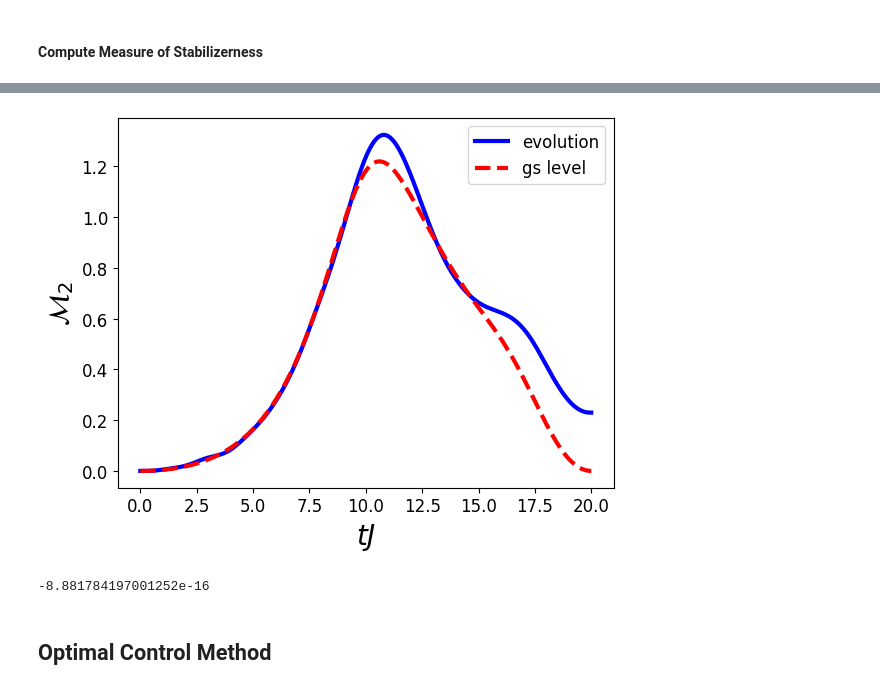
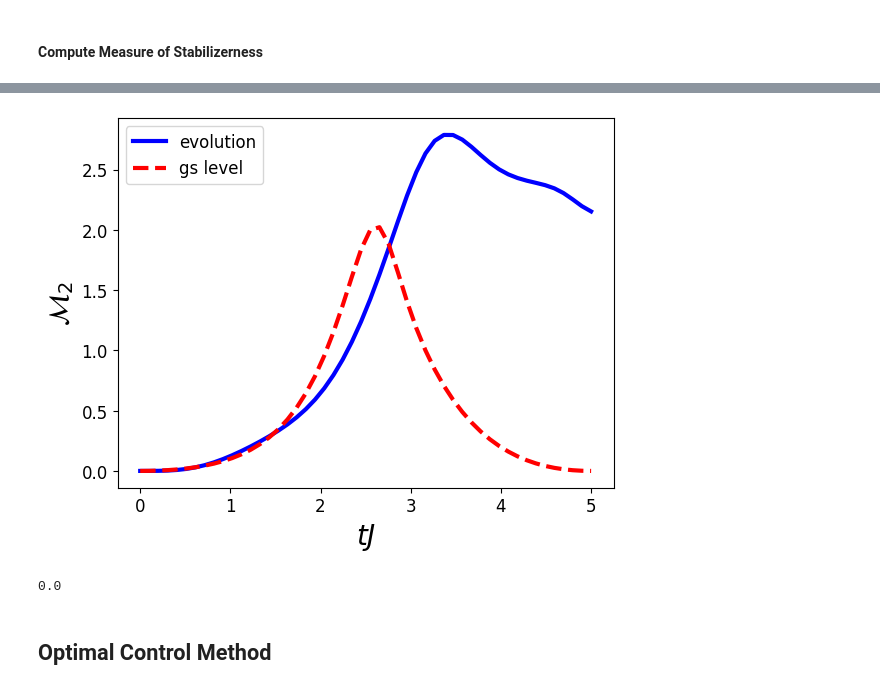
Before and after one commit to emacosta95/Magic4Annealing, a Jupyter notebook: ExploringMaxCut.ipynb, the cells around one changed output, grey strips where cells are left out. Drawn from its saved outputs; the diff is of its cells as text; code cells hidden in the pictures.

```diff
--- a/ExploringMaxCut.ipynb
+++ b/ExploringMaxCut.ipynb
@@ -16,14 +20,14 @@ from src.utils import Sector
 #### Hyperapameters
 # %%
 #### create istances on networkx
-nqubits = 6
+nqubits = 8
 
-basis=computational_basis(nqubits)
+basis = computational_basis(nqubits)
 graph_instance = nx.random_regular_graph(d=3, n=nqubits)
 
 # Assign random weights in [0,1]
 for u, v in graph_instance.edges():
-    graph_instance[u][v]['weight'] = np.random.uniform(0, 1)
+    graph_instance[u][v]["weight"] = np.random.uniform(0, 1)
 
 jij = nx.to_numpy_array(graph_instance)  # unweighted adjacency matrix
 
@@ -77,11 +94,11 @@ print(spectrum_target_hamiltonian_s[0],spectrum_target_hamiltonian_s[1],eigensta
 #### Time evolution
 # %%
 # ── time evolution parameters ─────────────────────────────────────────────────
-nlevels    = 10
-tau        = 20
+nlevels = 10
+tau = 5
 time_steps = int(10 * tau)
-time       = np.linspace(0, tau, time_steps)
-delta_t    = time[1] - time[0]
+time = np.linspace(0, tau, time_steps)
+delta_t = time[1] - time[0]
 # %%
 from scipy.sparse.linalg import eigsh, expm_multiply
 
@@ -170,23 +194,26 @@ Building Pauli tables for n=6 (4096 Paulis)...
 Done.
 # %%
-plt.plot(time,magic,label='evolution',color='blue',linestyle='-',linewidth=3)
-plt.plot(time,magic_gs_level,label='gs level',color='red',linestyle='--',linewidth=3)
-plt.xlabel(r'$t J$',fontsize=20)
-plt.ylabel(r'$\mathcal{M}_2$',fontsize=20)
+plt.plot(time, magic, label="evolution", color="blue", linestyle="-", linewidth=3)
+plt.plot(
+    time, magic_gs_level, label="gs level", color="red", linestyle="--", linewidth=3
+)
+plt.xlabel(r"$t J$", fontsize=20)
+plt.ylabel(r"$\mathcal{M}_2$", fontsize=20)
 plt.legend(fontsize=12)
-plt.tick_params(axis='both', which='major', labelsize=12)
+plt.tick_params(axis="both", which="major", labelsize=12)
 plt.show()
 # %% [output]
-[figure, old version]
+[figure, new version]
 # %%
-
 from curses.ascii import SP
 
 
-_,eigenstates_target_hamiltonian=eigsh(target_hamiltonian_s.astype(complex), which='SA', k=4)
-print(sre(PS.lift(eigenstates_target_hamiltonian[:,0])))
+_, eigenstates_target_hamiltonian = eigsh(
+    target_hamiltonian_s.astype(complex), which="SA", k=4
+)
+print(sre(PS.lift(eigenstates_target_hamiltonian[:, 0])))
 # %% [output]
--8.881784197001252e-16
+0.0
 # %% [markdown]
 ## Optimal Control Method
 # %% [markdown]
```
Also changed, not shown: parts of 33 cells of this notebook, 10 other files.
